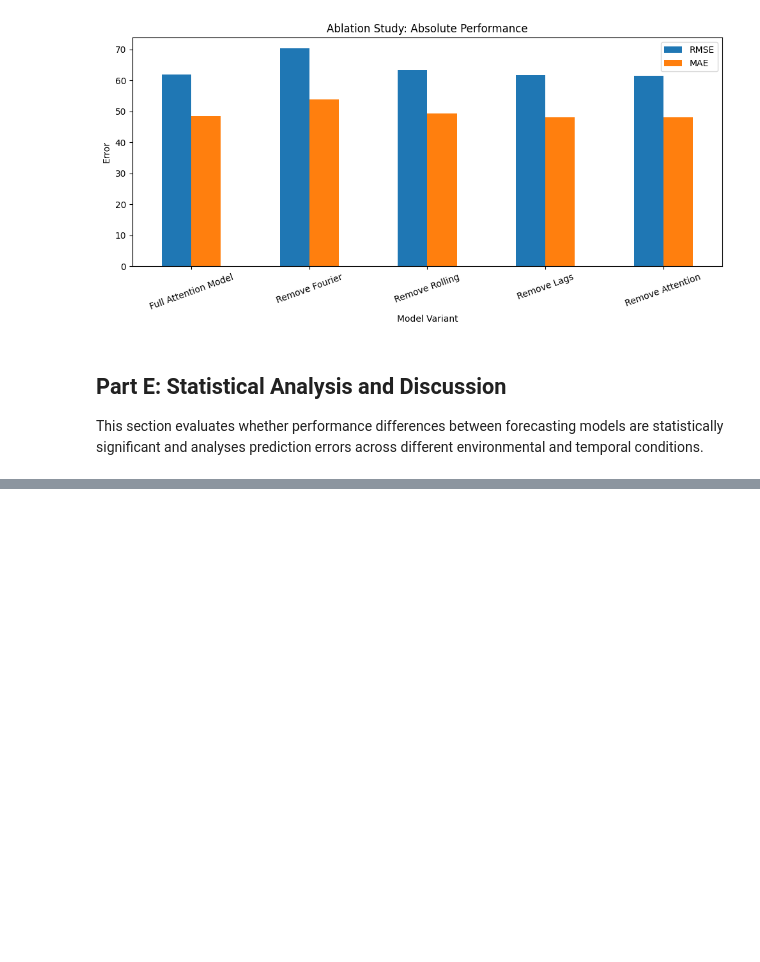
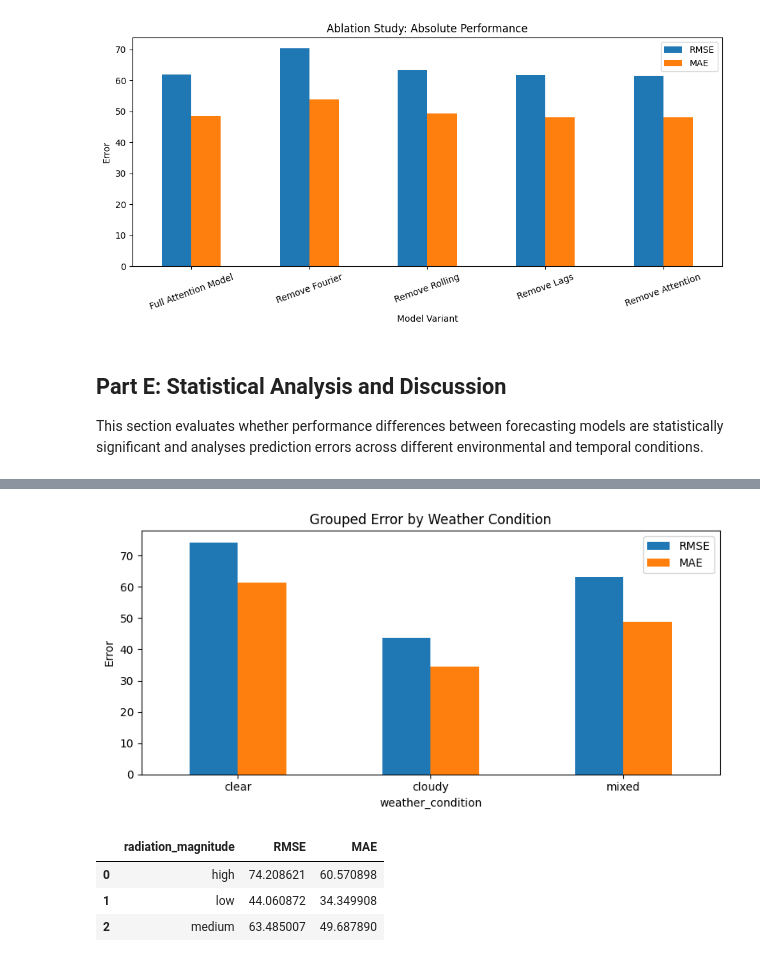
Before and after one commit to Pulkit9918/Assignment-1, a Jupyter notebook: z5708011_assignment1.ipynb, the cells around one changed output, grey strips where cells are left out. Saved outputs shown, nothing was run; the diff lists cells and outputs as text; code cells hidden in the pictures; blank space fills up the shorter version.

```diff
--- a/z5708011_assignment1.ipynb
+++ b/z5708011_assignment1.ipynb
@@ -1738,0 +1951,25 @@ This section evaluates whether performance differences between forecasting model
+# %%
+plot_grouped_bar(weather_stats, "weather_condition", "Grouped Error by Weather Condition")
+# %% [output]
+[figure, added]
+# %%
+p33 = np.percentile(train_df["solar_t"], 33.3333)
+p67 = np.percentile(train_df["solar_t"], 66.6667)
+
+def classify_magnitude(v):
+    if v < p33:
+        return "low"
+    elif v < p67:
+        return "medium"
+    else:
+        return "high"
+
+analysis_df["radiation_magnitude"] = analysis_df["solar_t"].apply(classify_magnitude)
+
+magnitude_stats = grouped_error_stats(analysis_df, "radiation_magnitude", y_true_cols, y_pred_cols)
+magnitude_stats
+# %% [output]
+|  | radiation_magnitude | RMSE | MAE |
+| 0 | high | 74.208621 | 60.570898 |
+| 1 | low | 44.060872 | 34.349908 |
+| 2 | medium | 63.485007 | 49.687890 |
```
Also changed, not shown: parts of 42 cells of this notebook, 13 other files.
